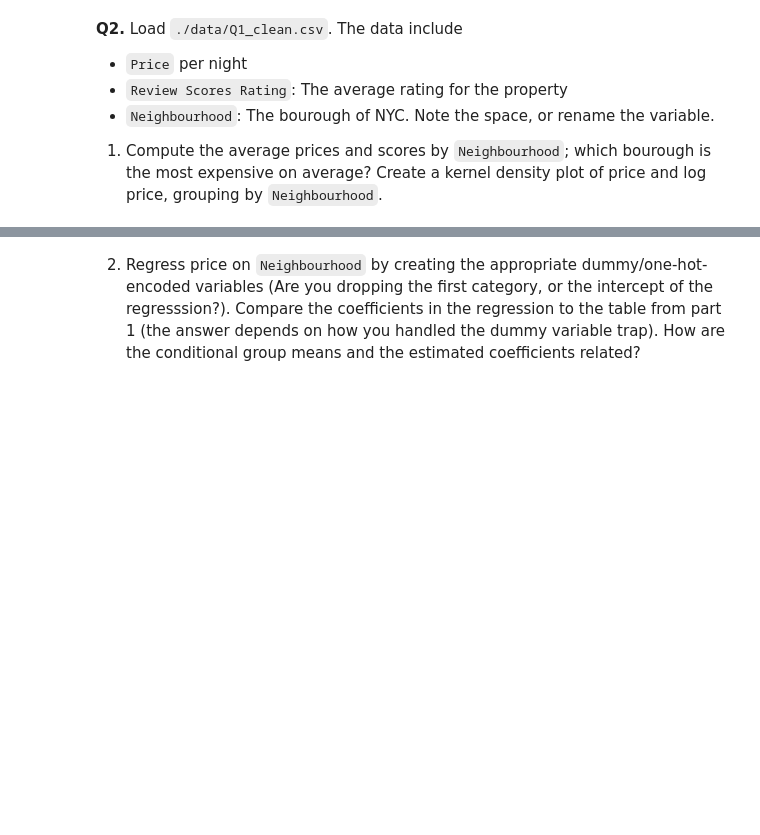
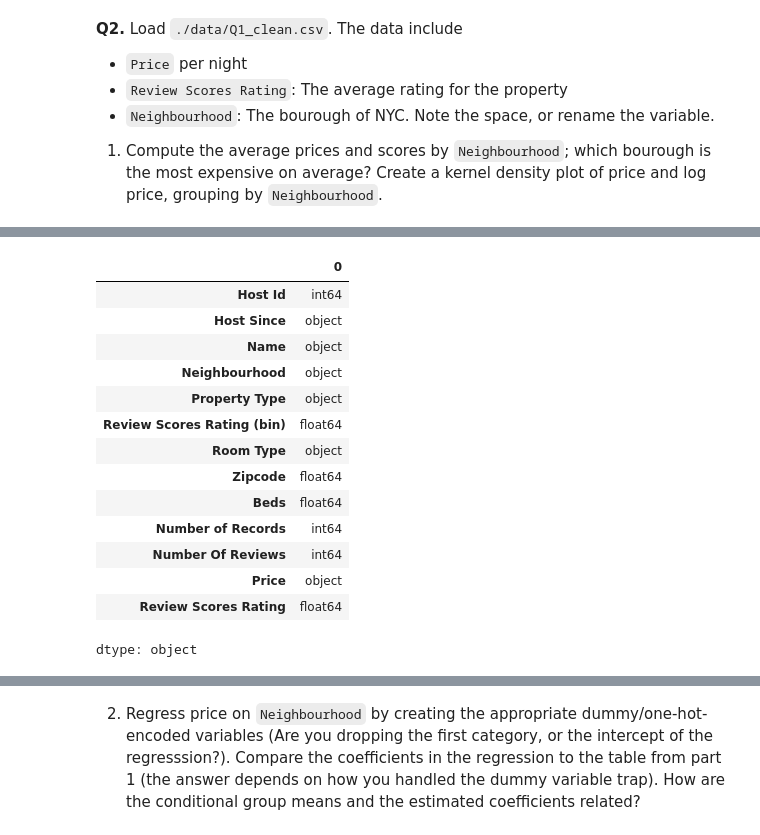
Before and after one commit to calvinpan1/ds3001_assignments, a Jupyter notebook: 03_assignment_linear_models.ipynb, the cells around one changed output, grey strips where cells are left out. Saved outputs shown, nothing was run; the diff lists cells and outputs as text; code cells hidden in the pictures; blank space fills up the shorter version.

```diff
--- a/03_assignment_linear_models.ipynb
+++ b/03_assignment_linear_models.ipynb
@@ -70,3 +67,20 @@ Data extracted
 # %%
 # Load data first
-neighborhood = pd.read_csv("./data/airbnb_hw.csv", encoding = "utf-8")
+neighborhood = pd.read_csv("./data/airbnb_hw.csv", encoding = "utf-8").rename(columns=lambda c: c.strip())
+neighborhood.dtypes
+# %% [output]
+|  | 0 |
+| Host Id | int64 |
+| Host Since | object |
+| Name | object |
+| Neighbourhood | object |
+| Property Type | object |
+| Review Scores Rating (bin) | float64 |
+| Room Type | object |
+| Zipcode | float64 |
+| Beds | float64 |
+| Number of Records | int64 |
+| Number Of Reviews | int64 |
+| Price | object |
+| Review Scores Rating | float64 |
+dtype: object
```
Also changed, not shown: parts of 9 cells of this notebook.
